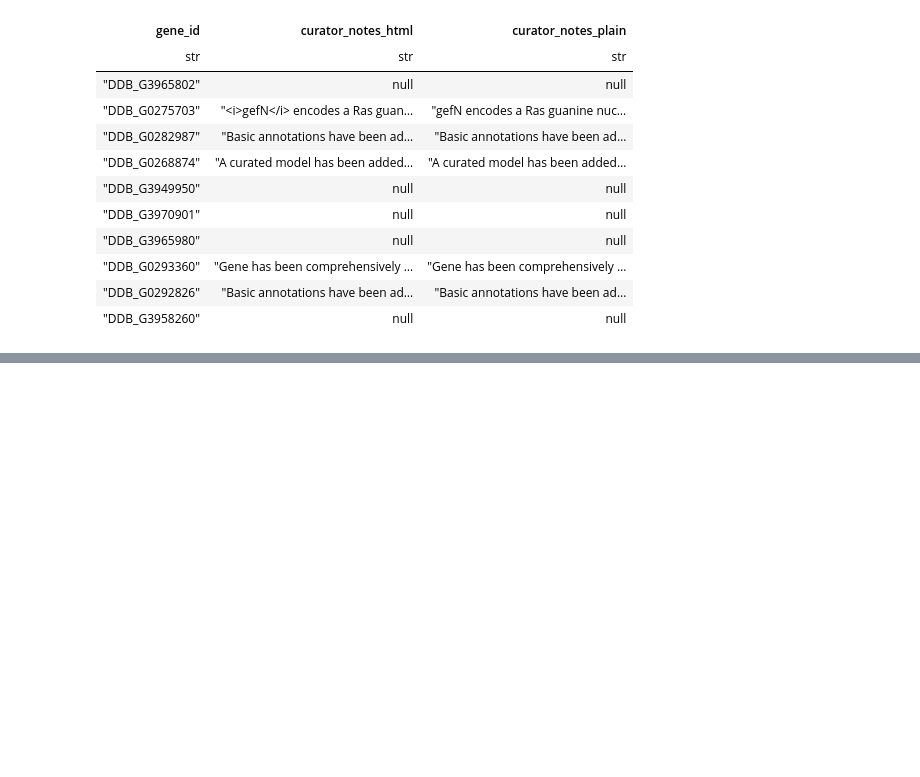
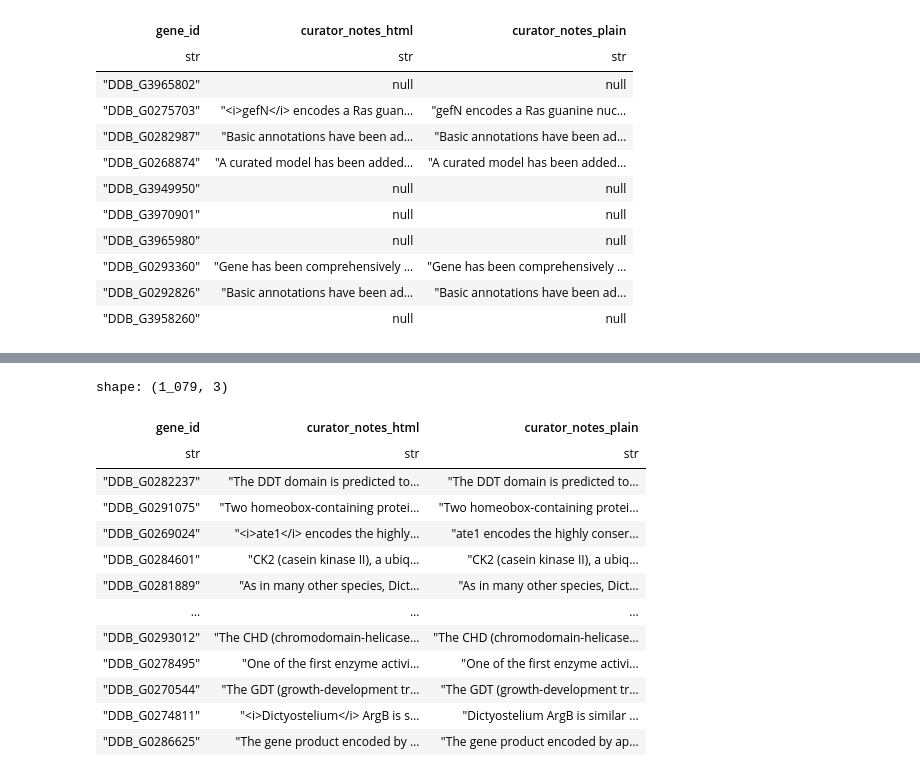
Before and after one commit to fulaibaowang/dictycite, a Jupyter notebook: dicty_curator_notes.ipynb, the cells around one changed output, grey strips where cells are left out. Saved outputs shown, nothing was run; the diff lists cells and outputs as text; code cells hidden in the pictures; blank space fills up the shorter version.

```diff
--- a/dicty_curator_notes.ipynb
+++ b/dicty_curator_notes.ipynb
@@ -339,0 +364,22 @@ shape: (10, 3)
+# %%
+subset = df.filter(
+    pl.col("curator_notes_html")
+      .fill_null("")
+      .str.contains("<i>")
+)
+subset
+# %% [output]
+shape: (1_079, 3)
+| gene_id | curator_notes_html | curator_notes_plain |
+| str | str | str |
+| "DDB_G0282237" | "The DDT domain is predicted to… | "The DDT domain is predicted to… |
+| "DDB_G0291075" | "Two homeobox-containing protei… | "Two homeobox-containing protei… |
+| "DDB_G0269024" | "<i>ate1</i> encodes the highly… | "ate1 encodes the highly conser… |
+| "DDB_G0284601" | "CK2 (casein kinase II), a ubiq… | "CK2 (casein kinase II), a ubiq… |
+| "DDB_G0281889" | "As in many other species, Dict… | "As in many other species, Dict… |
+| … | … | … |
+| "DDB_G0293012" | "The CHD (chromodomain-helicase… | "The CHD (chromodomain-helicase… |
+| "DDB_G0278495" | "One of the first enzyme activi… | "One of the first enzyme activi… |
+| "DDB_G0270544" | "The GDT (growth-development tr… | "The GDT (growth-development tr… |
+| "DDB_G0274811" | "<i>Dictyostelium</i> ArgB is s… | "Dictyostelium ArgB is similar … |
+| "DDB_G0286625" | "The gene product encoded by … | "The gene product encoded by ap… |
```
Also changed, not shown: parts of 3 cells of this notebook, 3 other files.
